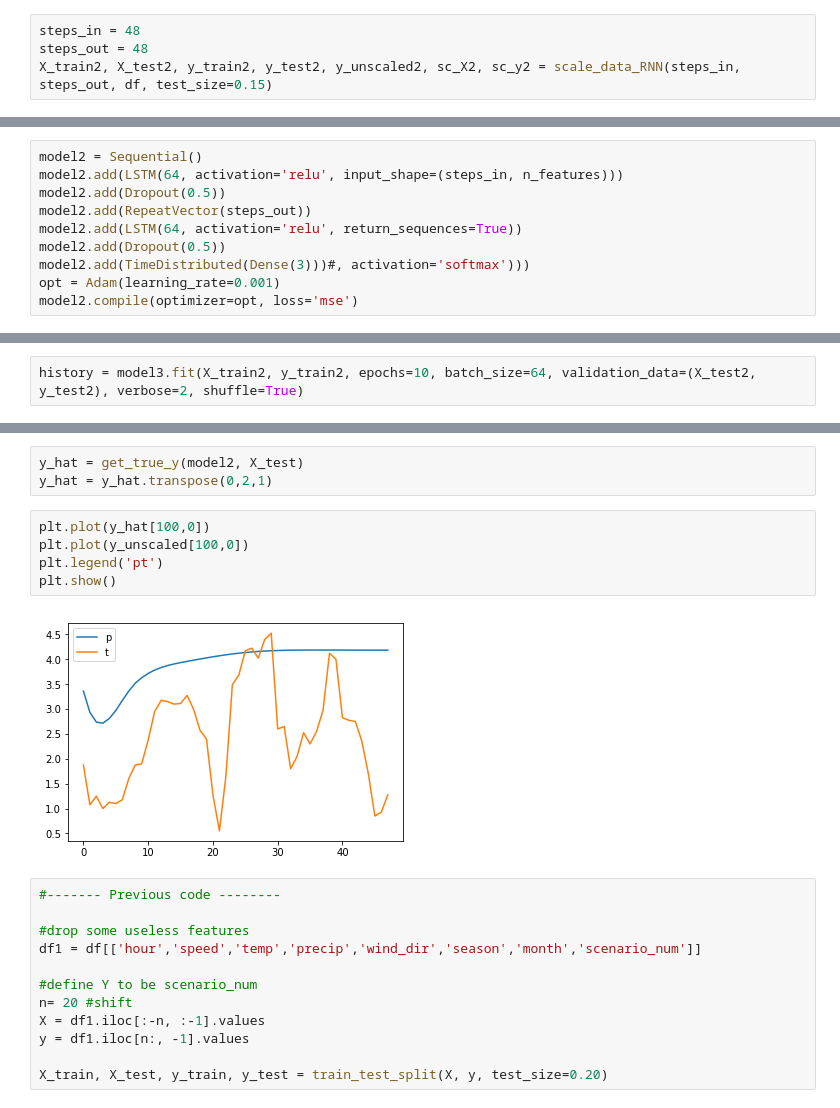
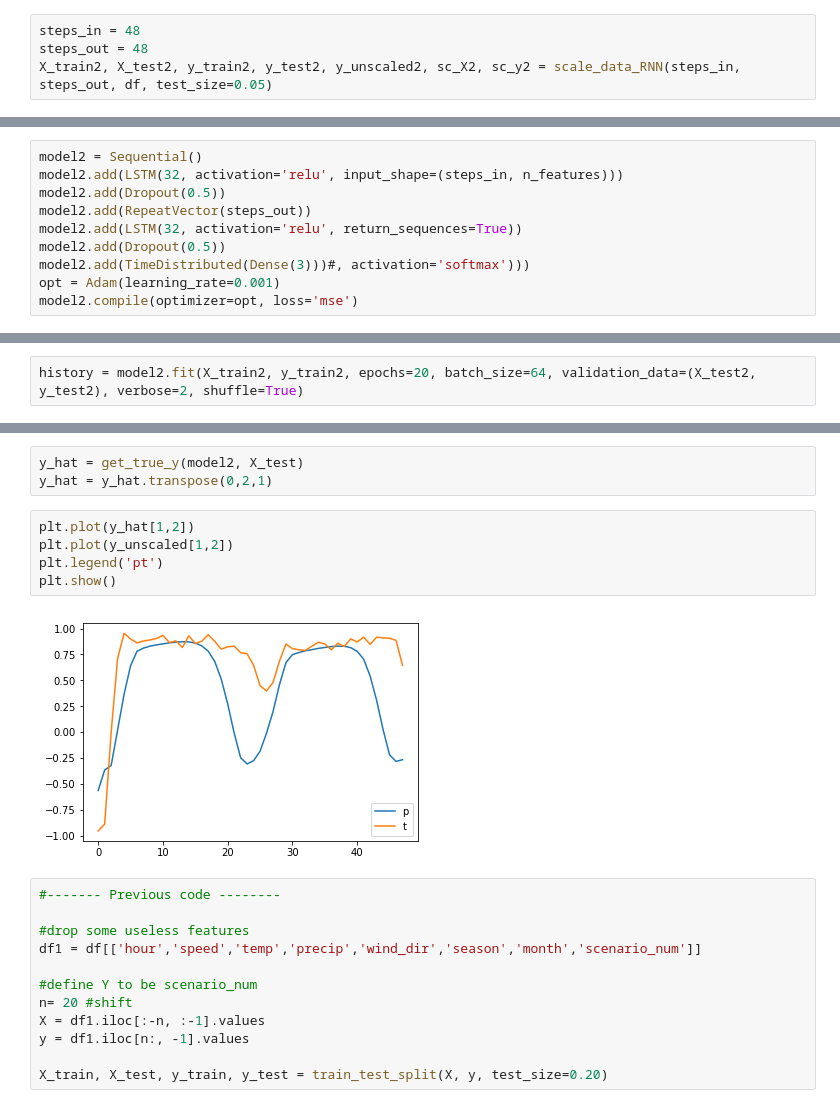
Before and after one commit to leobix/safi, a Jupyter notebook: safi_project_processing_RNN.ipynb, the cells around one changed output, grey strips where cells are left out. Cells and saved outputs as stored; diff of their text form.

Commit message:
added data + changes main

```diff
--- a/safi_project_processing_RNN.ipynb
+++ b/safi_project_processing_RNN.ipynb
@@ -182,7 +201,7 @@ y_unscaled = y_unscaled.transpose(0,2,1)
 # %%
 steps_in = 48
 steps_out = 48
-X_train2, X_test2, y_train2, y_test2, y_unscaled2, sc_X2, sc_y2 = scale_data_RNN(steps_in, steps_out, df, test_size=0.15)
+X_train2, X_test2, y_train2, y_test2, y_unscaled2, sc_X2, sc_y2 = scale_data_RNN(steps_in, steps_out, df, test_size=0.05)
 # %%
 def create_model(steps_in = 48, steps_out = 48):
     model2 = Sequential()
@@ -206,10 +225,10 @@ model.compile(optimizer='adam', loss='mse')
 # fit model
 # %%
 model2 = Sequential()
-model2.add(LSTM(64, activation='relu', input_shape=(steps_in, n_features)))
+model2.add(LSTM(32, activation='relu', input_shape=(steps_in, n_features)))
 model2.add(Dropout(0.5))
 model2.add(RepeatVector(steps_out))
-model2.add(LSTM(64, activation='relu', return_sequences=True))
+model2.add(LSTM(32, activation='relu', return_sequences=True))
 model2.add(Dropout(0.5))
 model2.add(TimeDistributed(Dense(3)))#, activation='softmax')))
 opt = Adam(learning_rate=0.001)
@@ -217,5 +236,5 @@ model2.compile(optimizer=opt, loss='mse')
 # %%
 model3 = create_model()
 # %%
-history = model3.fit(X_train2, y_train2, epochs=10, batch_size=64, validation_data=(X_test2, y_test2), verbose=2, shuffle=True)
+history = model2.fit(X_train2, y_train2, epochs=20, batch_size=64, validation_data=(X_test2, y_test2), verbose=2, shuffle=True)
 # %% [output]
@@ -281,12 +301,12 @@ def get_true_y(model, X_test):
 y_hat = get_true_y(model2, X_test)
 y_hat = y_hat.transpose(0,2,1)
 # %%
-plt.plot(y_hat[100,0])
-plt.plot(y_unscaled[100,0])
+plt.plot(y_hat[1,2])
+plt.plot(y_unscaled[1,2])
 plt.legend('pt')
 plt.show()
 # %% [output]
-[figure, old version]
+[figure, new version]
 # %%
 #------- Previous code --------
 
```
Also changed, not shown: parts of 4 cells of this notebook, 3 other files.
